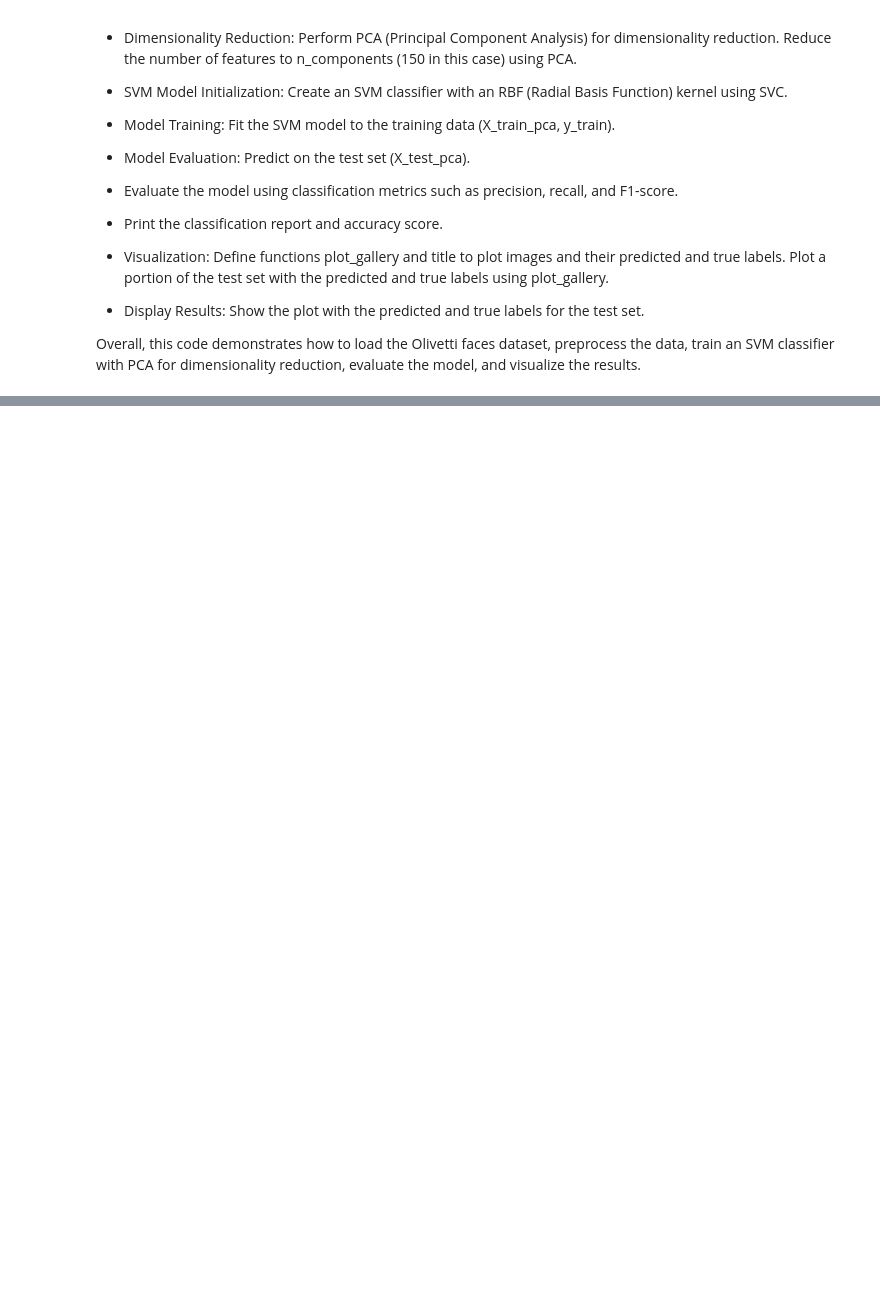
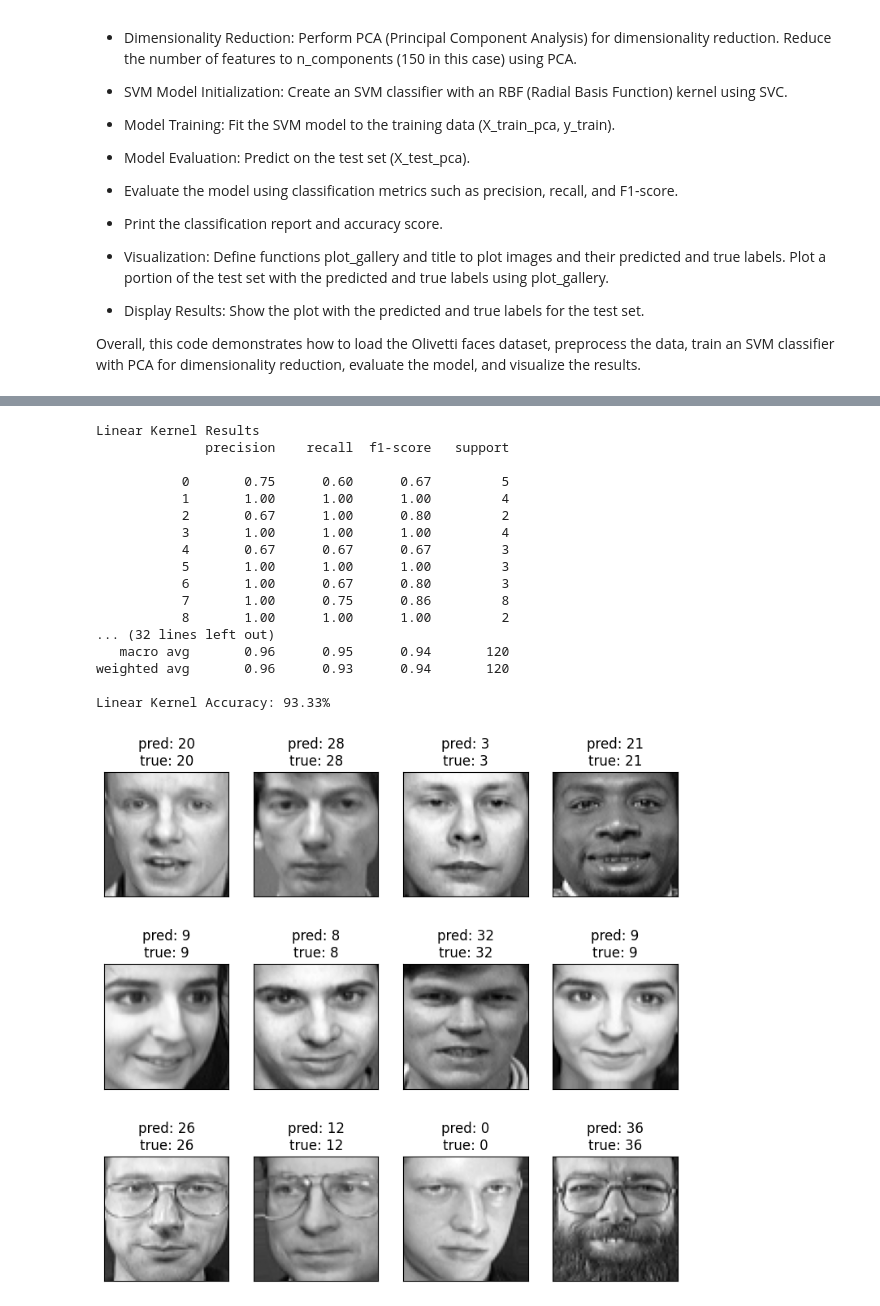
Before and after one commit to layal-z/AAI614_Zeineddine, a Jupyter notebook: SVM_face_detection_exercise.ipynb, the cells around one changed output, grey strips where cells are left out. Cells and saved outputs as stored; diff of their text form; code cells hidden in the pictures; blank space fills up the shorter version.

```diff
--- a/SVM_face_detection_exercise.ipynb
+++ b/SVM_face_detection_exercise.ipynb
@@ -154,0 +158,76 @@ Accuracy: 87.50%
+# %%
+#SVM model with linear kernel
+clf_linear = svm.SVC(
+    kernel='linear',
+    class_weight='balanced'
+)
+
+#Train using the same PCA training data
+clf_linear.fit(X_train_pca, y_train)
+
+#Predict using the same PCA test data
+y_pred_linear = clf_linear.predict(X_test_pca)
+
+#class labels present in the test set
+test_labels = np.unique(y_test)
+test_target_names = [str(label) for label in test_labels]
+
+#Evaluate the model
+print("Linear Kernel Results")
+print(
+    classification_report(
+        y_test,
+        y_pred_linear,
+        labels=test_labels,
+        target_names=test_target_names
+    )
+)
+
+accuracy_linear = accuracy_score(
+    y_test,
+    y_pred_linear
+)
+
+print(
+    f'Linear Kernel Accuracy: '
+    f'{accuracy_linear * 100:.2f}%'
+)
+
+#show
+prediction_titles_linear = [
+    title(
+        y_pred_linear,
+        y_test,
+        target_names,
+        i
+    )
+    for i in range(y_pred_linear.shape[0])
+]
+
+plot_gallery(
+    X_test,
+    prediction_titles_linear,
+    olivetti_faces.images.shape[1],
+    olivetti_faces.images.shape[2]
+)
+
+plt.show()
+# %% [output]
+Linear Kernel Results
+              precision    recall  f1-score   support
+
+           0       0.75      0.60      0.67         5
+           1       1.00      1.00      1.00         4
+           2       0.67      1.00      0.80         2
+           3       1.00      1.00      1.00         4
+           4       0.67      0.67      0.67         3
+           5       1.00      1.00      1.00         3
+           6       1.00      0.67      0.80         3
+           7       1.00      0.75      0.86         8
+           8       1.00      1.00      1.00         2
+... (32 lines left out)
+   macro avg       0.96      0.95      0.94       120
+weighted avg       0.96      0.93      0.94       120
+
+Linear Kernel Accuracy: 93.33%
+[figure, added]
```
Also changed, not shown: parts of 7 cells of this notebook.
